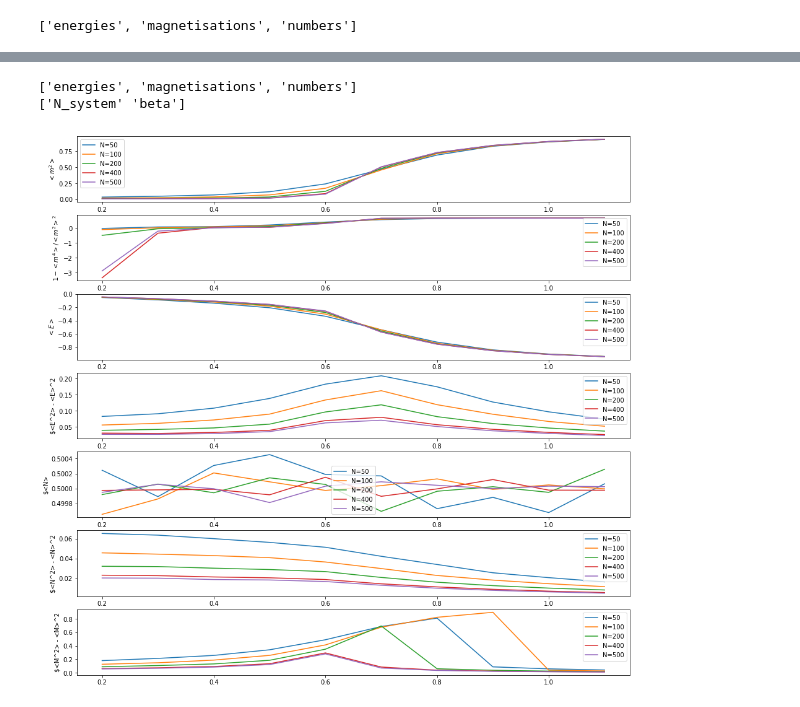
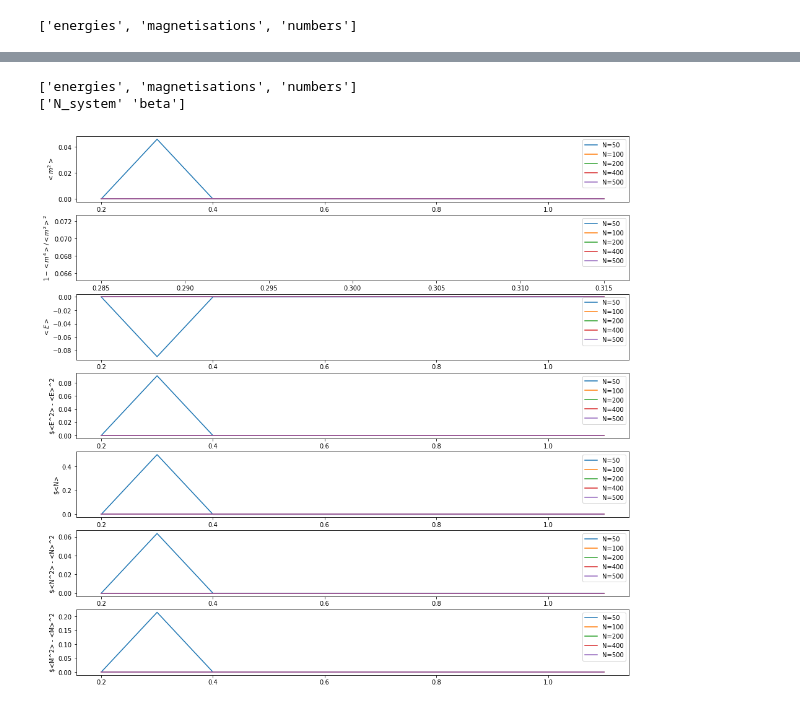
Before and after one commit to TomHodson/Falicok-Kimball-Monte-Carlo, a Jupyter notebook: FK_tests.ipynb, the cells around one changed output, grey strips where cells are left out. Cells and saved outputs as stored; diff of their text form; code cells hidden in the pictures.

```diff
--- a/FK_tests.ipynb
+++ b/FK_tests.ipynb
@@ -241,7 +203,8 @@ config = dict(N_steps = 10**4,
               #this is necessary for hd5 to know how to save it
               loop_over = np.array(['N_system', 'beta'], dtype=h5py.special_dtype(vlen=str)),
             )
-working_dir = Path('/home/tch14/workspace/fk_mcmc_data')
+
+working_dir = Path('./test_run')
 setup_mcmc(cython_mcmc, config, working_dir)
 # %% [output]
 ['energies', 'magnetisations', 'numbers']
@@ -276,7 +221,7 @@ done 47!
 # %%
 gather_mcmc(working_dir, overwrite = True)
 # %%
-result_filename = Path('/home/tch14/workspace/fk_mcmc_data/results.hdf5')
+result_filename = working_dir / 'results.hdf5'
 
 with h5py.File(result_filename, 'r+') as data:
     print(list(data.keys()))
@@ -289,31 +234,31 @@ with h5py.File(result_filename, 'r+') as data:
 
     for i,N_system in enumerate(N_systems):
         #axis 0 = N_system axis 1 = beta
 
         e = data['energies'][i, :, :] / N_system
         m = data['magnetisations'][i, :, :] /  N_system
         n = data['numbers'][i, :, :] /  N_system
 
         axs[0].plot(betas, (m**2).mean(axis=-1), label = f'N={N_system}')
         axs[0].set(ylabel = r'$<m^2>$')
         axs[1].plot(betas, 1-(m**4).mean(axis=-1)/(m**2).mean(axis=1)**2/3, label = f'N={N_system}')
         axs[1].set(ylabel = r'$1-<m^4>/<m^2>^2$')
 
         axs[2].plot(betas, e.mean(axis=-1), label = f'N={N_system}')
         axs[2].set(ylabel = r'$<E>$')
         axs[3].plot(betas, e.std(axis=-1), label = f'N={N_system}')
         axs[3].set(ylabel = r'$<E^2> - <E>^2')
 
         axs[4].plot(betas, n.mean(axis=-1), label = f'N={N_system}')
         axs[4].set(ylabel = r'$<N>')
         axs[5].plot(betas, n.std(axis=-1), label = f'N={N_system}')
         axs[5].set(ylabel = r'$<N^2> - <N>^2')
 
         axs[6].plot(betas, m.std(axis=-1), label = f'N={N_system}')
         axs[6].set(ylabel = r'$<M^2> - <M>^2')
 
     for a in axs: a.legend()
 # %% [output]
 ['energies', 'magnetisations', 'numbers']
 ['N_system' 'beta']
-[figure, old version]
+[figure, new version]
```
Also changed, not shown: parts of 10 cells of this notebook, 1 other file.
